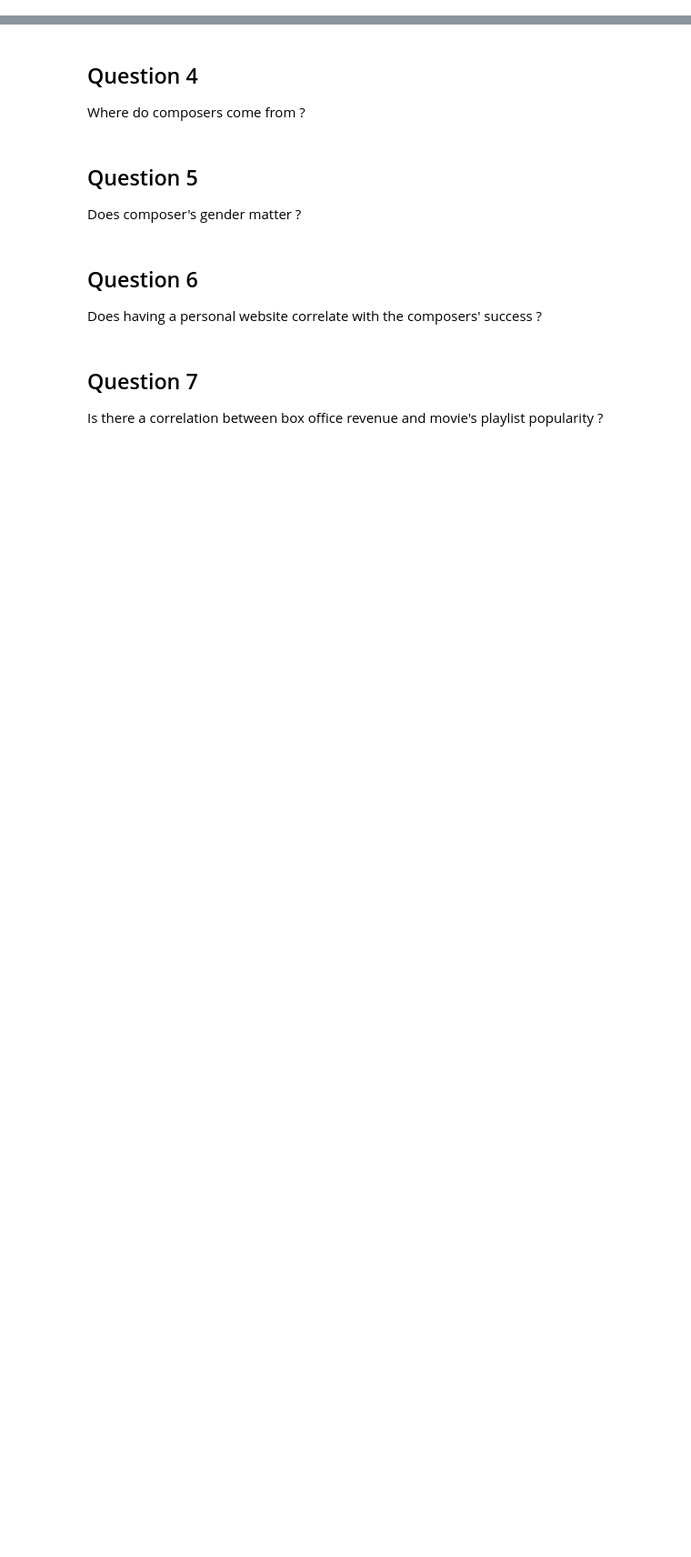
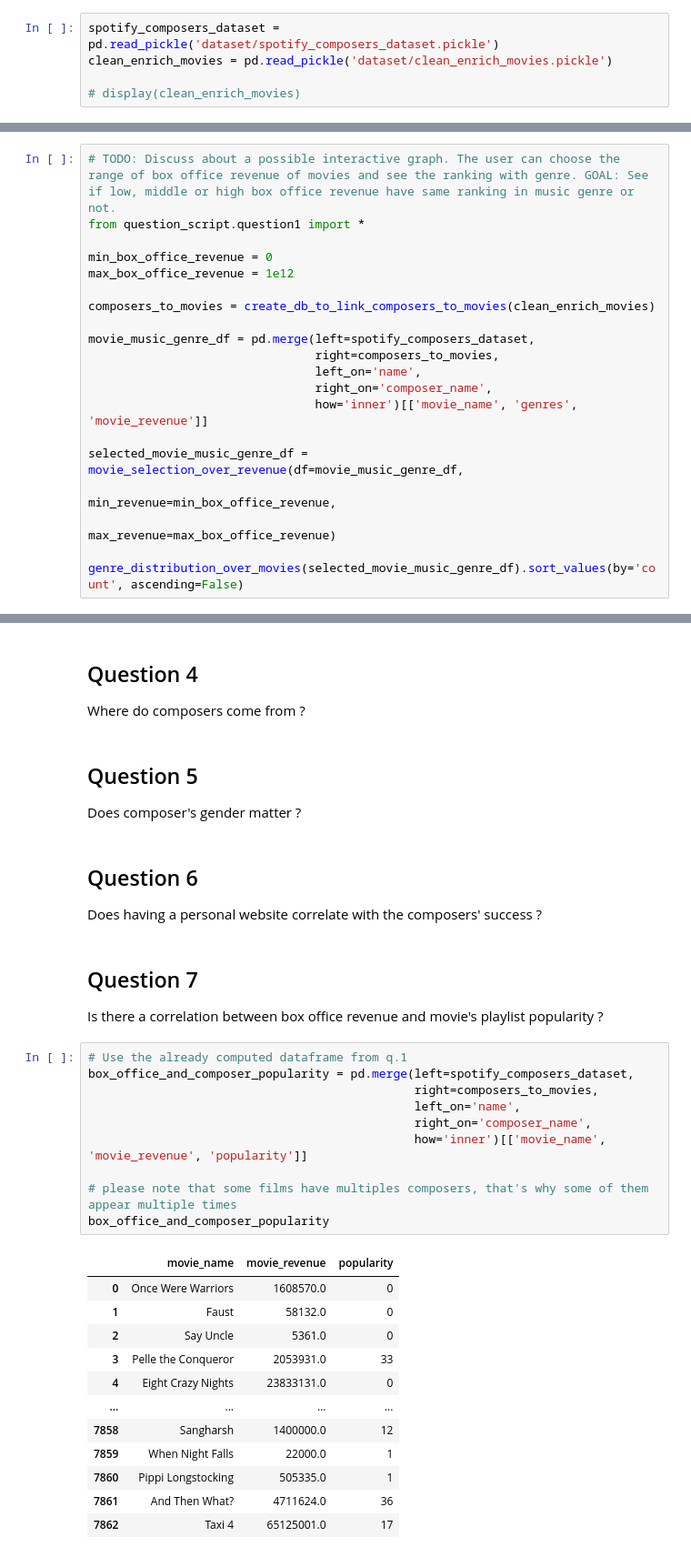
Before and after one commit to epfl-ada/ada-2023-project-learningthesecretsofdata, a Jupyter notebook: milestone_3.ipynb, the cells around one changed output, grey strips where cells are left out. Shown at 91% size. Saved outputs shown, nothing was run; the diff lists cells and outputs as text; blank space fills up the shorter version.

Commit message:
question 1 finished

```diff
--- a/milestone_3.ipynb
+++ b/milestone_3.ipynb
@@ -37,3 +44,8 @@ All files exist and are in the correct directory.
+# %%
+spotify_composers_dataset = pd.read_pickle('dataset/spotify_composers_dataset.pickle')
+clean_enrich_movies = pd.read_pickle('dataset/clean_enrich_movies.pickle')
+
+# display(clean_enrich_movies)
 # %% [markdown]
 ## Question 1
 
@@ -42,0 +53,20 @@ from question_script.question1 import *
+# %%
+# TODO: Discuss about a possible interactive graph. The user can choose the range of box office revenue of movies and see the ranking with genre. GOAL: See if low, middle or high box office revenue have same ranking in music genre or not.
+from question_script.question1 import *
+
+min_box_office_revenue = 0
+max_box_office_revenue = 1e12
+
+composers_to_movies = create_db_to_link_composers_to_movies(clean_enrich_movies)
+
+movie_music_genre_df = pd.merge(left=spotify_composers_dataset,
+                                right=composers_to_movies,
+                                left_on='name',
+                                right_on='composer_name',
+                                how='inner')[['movie_name', 'genres', 'movie_revenue']]
+
+selected_movie_music_genre_df = movie_selection_over_revenue(df=movie_music_genre_df,
+                                                             min_revenue=min_box_office_revenue,
+                                                             max_revenue=max_box_office_revenue)
+
+genre_distribution_over_movies(selected_movie_music_genre_df).sort_values(by='count', ascending=False)
@@ -116,3 +160,26 @@ Does having a personal website correlate with the composers' success ?
 ## Question 7
 
 Is there a correlation between box office revenue and movie's playlist popularity ?
+# %%
+# Use the already computed dataframe from q.1
+box_office_and_composer_popularity = pd.merge(left=spotify_composers_dataset,
+                                              right=composers_to_movies,
+                                              left_on='name',
+                                              right_on='composer_name',
+                                              how='inner')[['movie_name', 'movie_revenue', 'popularity']]
+
+# please note that some films have multiples composers, that's why some of them appear multiple times
+box_office_and_composer_popularity
+# %% [output]
+|  | movie_name | movie_revenue | popularity |
+| 0 | Once Were Warriors | 1608570.0 | 0 |
+| 1 | Faust | 58132.0 | 0 |
+| 2 | Say Uncle | 5361.0 | 0 |
+| 3 | Pelle the Conqueror | 2053931.0 | 33 |
+| 4 | Eight Crazy Nights | 23833131.0 | 0 |
+| ... | ... | ... | ... |
+| 7858 | Sangharsh | 1400000.0 | 12 |
+| 7859 | When Night Falls | 22000.0 | 1 |
+| 7860 | Pippi Longstocking | 505335.0 | 1 |
+| 7861 | And Then What? | 4711624.0 | 36 |
+| 7862 | Taxi 4 | 65125001.0 | 17 |
```
Also changed, not shown: parts of 6 cells of this notebook, 2 other files.
